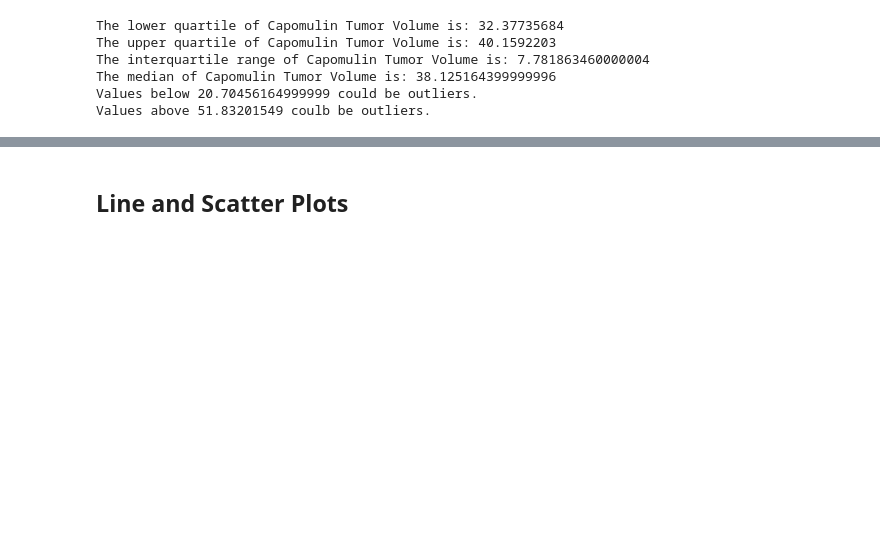
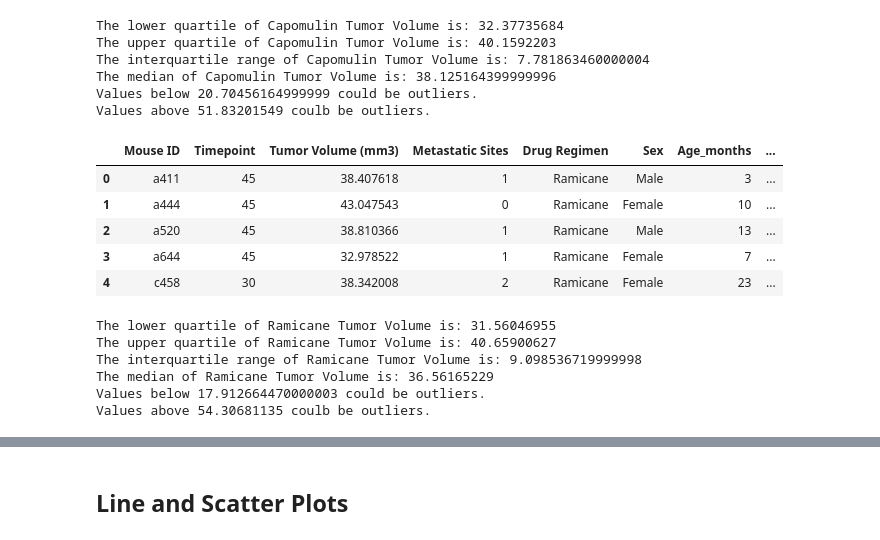
Before and after one commit to dejayru/matplotlib-hw-wk5, a Jupyter notebook: Pymaceuticals/pymaceuticals_starter.ipynb, the cells around one changed output, grey strips where cells are left out. Saved outputs shown, nothing was run; the diff lists cells and outputs as text; code cells hidden in the pictures; blank space fills up the shorter version.

Commit message:
Quartile and Outliers

```diff
--- a/Pymaceuticals/pymaceuticals_starter.ipynb
+++ b/Pymaceuticals/pymaceuticals_starter.ipynb
@@ -284,0 +279,40 @@ Values above 51.83201549 coulb be outliers.
+# %%
+#Ramicane
+Ramicane_last = Ramicane_df.groupby('Mouse ID').max()['Timepoint']
+Ramicane_vol = pd.DataFrame(Ramicane_last)
+Ramicane_merge = pd.merge(Ramicane_vol, clean_df, on=("Mouse ID","Timepoint"),how="left")
+Ramicane_merge.head()
+# %% [output]
+|  | Mouse ID | Timepoint | Tumor Volume (mm3) | Metastatic Sites | Drug Regimen | Sex | Age_months | ... |
+| 0 | a411 | 45 | 38.407618 | 1 | Ramicane | Male | 3 | ... |
+| 1 | a444 | 45 | 43.047543 | 0 | Ramicane | Female | 10 | ... |
+| 2 | a520 | 45 | 38.810366 | 1 | Ramicane | Male | 13 | ... |
+| 3 | a644 | 45 | 32.978522 | 1 | Ramicane | Female | 7 | ... |
+| 4 | c458 | 30 | 38.342008 | 2 | Ramicane | Female | 23 | ... |
+# %%
+# Ramicane quartiles and IQR
+# Determine outliers using upper and lower bounds
+Ramicane_tumors = Ramicane_merge["Tumor Volume (mm3)"]
+
+quartiles = Ramicane_tumors.quantile([.25,.5,.75])
+lowerq = quartiles[0.25]
+upperq = quartiles[0.75]
+iqr = upperq-lowerq
+
+print(f"The lower quartile of Ramicane Tumor Volume is: {lowerq}")
+print(f"The upper quartile of Ramicane Tumor Volume is: {upperq}")
+print(f"The interquartile range of Ramicane Tumor Volume is: {iqr}")
+print(f"The median of Ramicane Tumor Volume is: {quartiles[0.5]}")
+
+lower_bound = lowerq - (1.5*iqr)
+upper_bound = upperq + (1.5*iqr)
+
+print(f"Values below {lower_bound} could be outliers.")
+print(f"Values above {upper_bound} coulb be outliers.")
+# %% [output]
+The lower quartile of Ramicane Tumor Volume is: 31.56046955
+The upper quartile of Ramicane Tumor Volume is: 40.65900627
+The interquartile range of Ramicane Tumor Volume is: 9.098536719999998
+The median of Ramicane Tumor Volume is: 36.56165229
+Values below 17.912664470000003 could be outliers.
+Values above 54.30681135 coulb be outliers.
```
Also changed, not shown: parts of 8 cells of this notebook.
